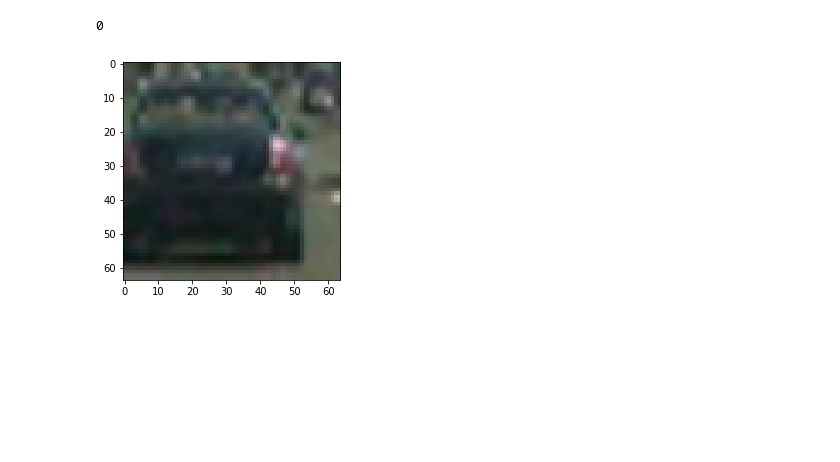
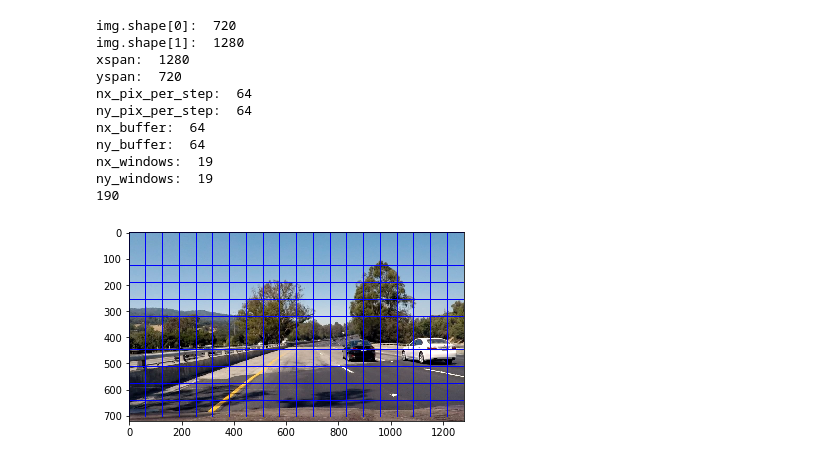
Before and after one commit to joelpou/vehicle-detection, a Jupyter notebook: carDetection.ipynb, the cells around one changed output. Cells and saved outputs as stored; diff of their text form; code cells hidden in the pictures; blank space fills up the shorter version.

Commit message:
Changed test image.

```diff
--- a/carDetection.ipynb
+++ b/carDetection.ipynb
@@ -306,7 +306,6 @@ def draw_boxes(img, bboxes, color=(0, 0, 255), thick=6):
         cv2.rectangle(imcopy, bbox[0], bbox[1], color, thick)
     # Return the image copy with boxes drawn
     return imcopy
-
 
 
 # Define a function that takes an image,
@@ -324,45 +323,77 @@ def slide_window(img, x_start_stop=[None, None], y_start_stop=[None, None],
         y_start_stop[0] = 0
     if y_start_stop[1] == None:
         y_start_stop[1] = img.shape[0]
+
+    print("img.shape[0]: ", img.shape[0])
+    print("img.shape[1]: ", img.shape[1])
+
     # Compute the span of the region to be searched
     xspan = x_start_stop[1] - x_start_stop[0]
     yspan = y_start_stop[1] - y_start_stop[0]
+
+    print("xspan: ", xspan)
+    print("yspan: ", yspan)
+
     # Compute the number of pixels per step in x/y
     nx_pix_per_step = np.int(xy_window[0]*(1 - xy_overlap[0]))
     ny_pix_per_step = np.int(xy_window[1]*(1 - xy_overlap[1]))
+
+    print("nx_pix_per_step: ", nx_pix_per_step)
+    print("ny_pix_per_step: ", ny_pix_per_step)
+
     # Compute the number of windows in x/y
     nx_buffer = np.int(xy_window[0]*(xy_overlap[0]))
     ny_buffer = np.int(xy_window[1]*(xy_overlap[1]))
+
+    print("nx_buffer: ", nx_buffer)
+    print("ny_buffer: ", ny_buffer)
+
     nx_windows = np.int((xspan-nx_buffer)/nx_pix_per_step)
     ny_windows = np.int((yspan-ny_buffer)/ny_pix_per_step)
+
+    print("nx_windows: ", nx_windows)
+    print("ny_windows: ", nx_windows)
+
     # Initialize a list to append window positions to
     window_list = []
     # Loop through finding x and y window positions
     # Note: you could vectorize this step, but in practice
     # you'll be considering windows one by one with your
     # classifier, so looping makes sense
     for ys in range(ny_windows):
         for xs in range(nx_windows):
             # Calculate window position
             startx = xs*nx_pix_per_step + x_start_stop[0]
             endx = startx + xy_window[0]
             starty = ys*ny_pix_per_step + y_start_stop[0]
             endy = starty + xy_window[1]
             # Append window position to list
             window_list.append(((startx, starty), (endx, endy)))
+
     # Return the list of windows
     return window_list
 
-image = mpimg.imread(cars[0])
+image = mpimg.imread('test_images/test4.jpg')
 
 plt.imshow(image)
 windows = slide_window(image, x_start_stop=[None, None], y_start_stop=[None, None],
                     xy_window=(128, 128), xy_overlap=(0.5, 0.5))
 
 print(len(windows))
 
-window_img = draw_boxes(image, windows, color=(0, 0, 255), thick=6)
-# plt.imshow(window_img)
+window_img = draw_boxes(image, windows, color=(0, 0, 255), thick=2)
+plt.imshow(window_img)
+plt.show()
 # %% [output]
-0
+img.shape[0]:  720
+img.shape[1]:  1280
+xspan:  1280
+yspan:  720
+nx_pix_per_step:  64
+ny_pix_per_step:  64
+nx_buffer:  64
+ny_buffer:  64
+nx_windows:  19
+ny_windows:  19
+190
-[figure, old version]
+[figure, new version]
```
Also changed, not shown: parts of 4 cells of this notebook.
